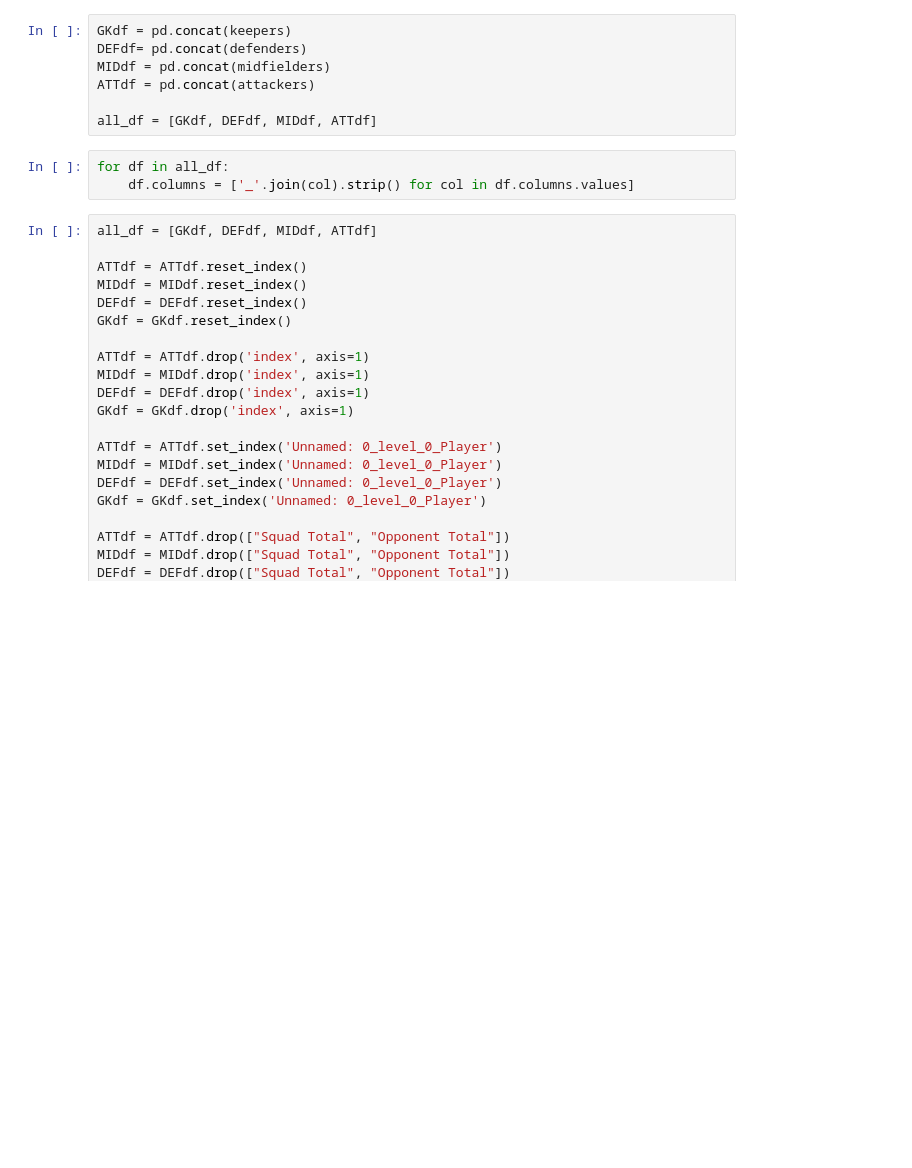
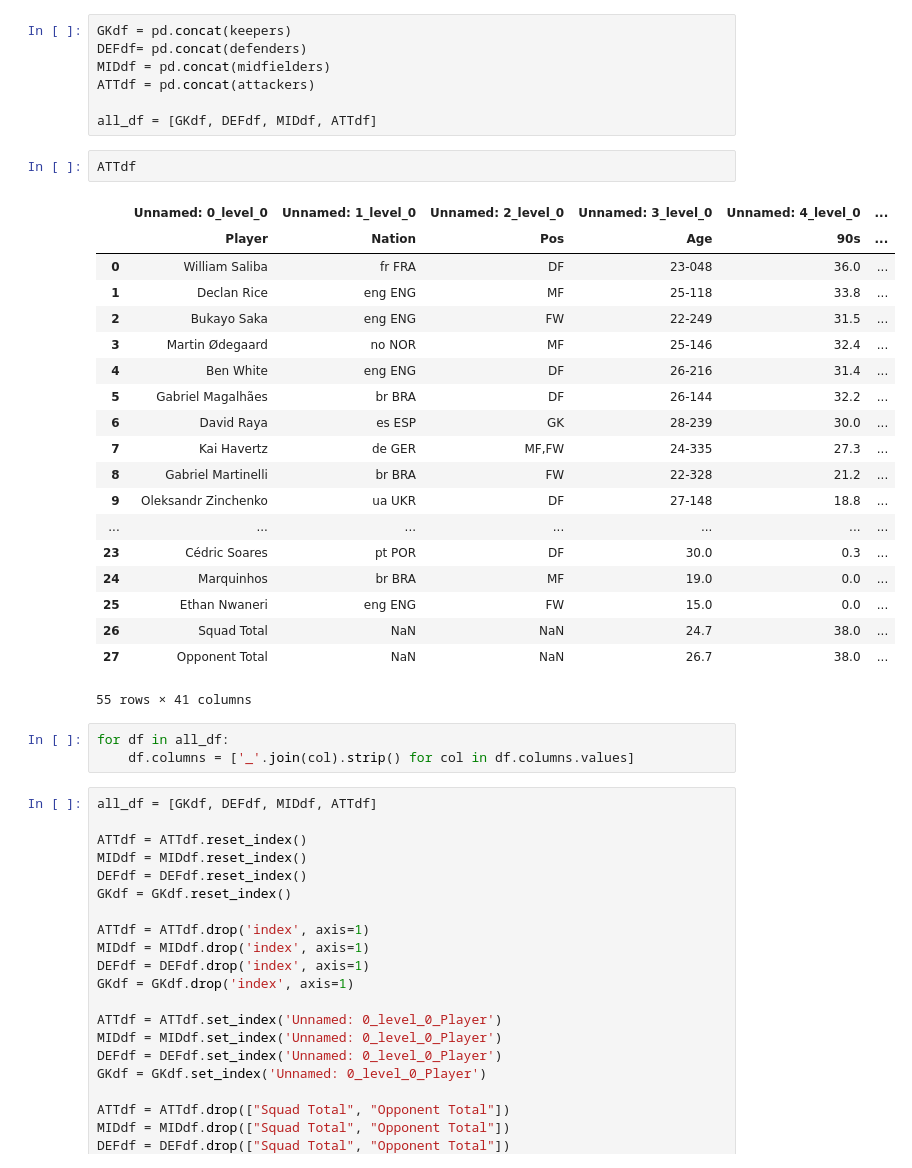
Before and after one commit to mossyth/Footy, a Jupyter notebook: code/scraping/teamscraping.ipynb, the cells around one changed output. Cells and saved outputs as stored; diff of their text form; blank space fills up the shorter version.

```diff
--- a/code/scraping/teamscraping.ipynb
+++ b/code/scraping/teamscraping.ipynb
@@ -92,6 +95,28 @@ MIDdf = pd.concat(midfielders)
 ATTdf = pd.concat(attackers)
 
 all_df = [GKdf, DEFdf, MIDdf, ATTdf]
+# %%
+ATTdf
+# %% [output]
+|  | Unnamed: 0_level_0 | Unnamed: 1_level_0 | Unnamed: 2_level_0 | Unnamed: 3_level_0 | Unnamed: 4_level_0 | ... |
+|  | Player | Nation | Pos | Age | 90s | ... |
+| 0 | William Saliba | fr FRA | DF | 23-048 | 36.0 | ... |
+| 1 | Declan Rice | eng ENG | MF | 25-118 | 33.8 | ... |
+| 2 | Bukayo Saka | eng ENG | FW | 22-249 | 31.5 | ... |
+| 3 | Martin Ødegaard | no NOR | MF | 25-146 | 32.4 | ... |
+| 4 | Ben White | eng ENG | DF | 26-216 | 31.4 | ... |
+| 5 | Gabriel Magalhães | br BRA | DF | 26-144 | 32.2 | ... |
+| 6 | David Raya | es ESP | GK | 28-239 | 30.0 | ... |
+| 7 | Kai Havertz | de GER | MF,FW | 24-335 | 27.3 | ... |
+| 8 | Gabriel Martinelli | br BRA | FW | 22-328 | 21.2 | ... |
+| 9 | Oleksandr Zinchenko | ua UKR | DF | 27-148 | 18.8 | ... |
+| ... | ... | ... | ... | ... | ... | ... |
+| 23 | Cédric Soares | pt POR | DF | 30.0 | 0.3 | ... |
+| 24 | Marquinhos | br BRA | MF | 19.0 | 0.0 | ... |
+| 25 | Ethan Nwaneri | eng ENG | FW | 15.0 | 0.0 | ... |
+| 26 | Squad Total | NaN | NaN | 24.7 | 38.0 | ... |
+| 27 | Opponent Total | NaN | NaN | 26.7 | 38.0 | ... |
+55 rows × 41 columns
 # %%
 for df in all_df:
     df.columns = ['_'.join(col).strip() for col in df.columns.values]
```
Also changed, not shown: parts of 13 cells of this notebook, 17 other files.
